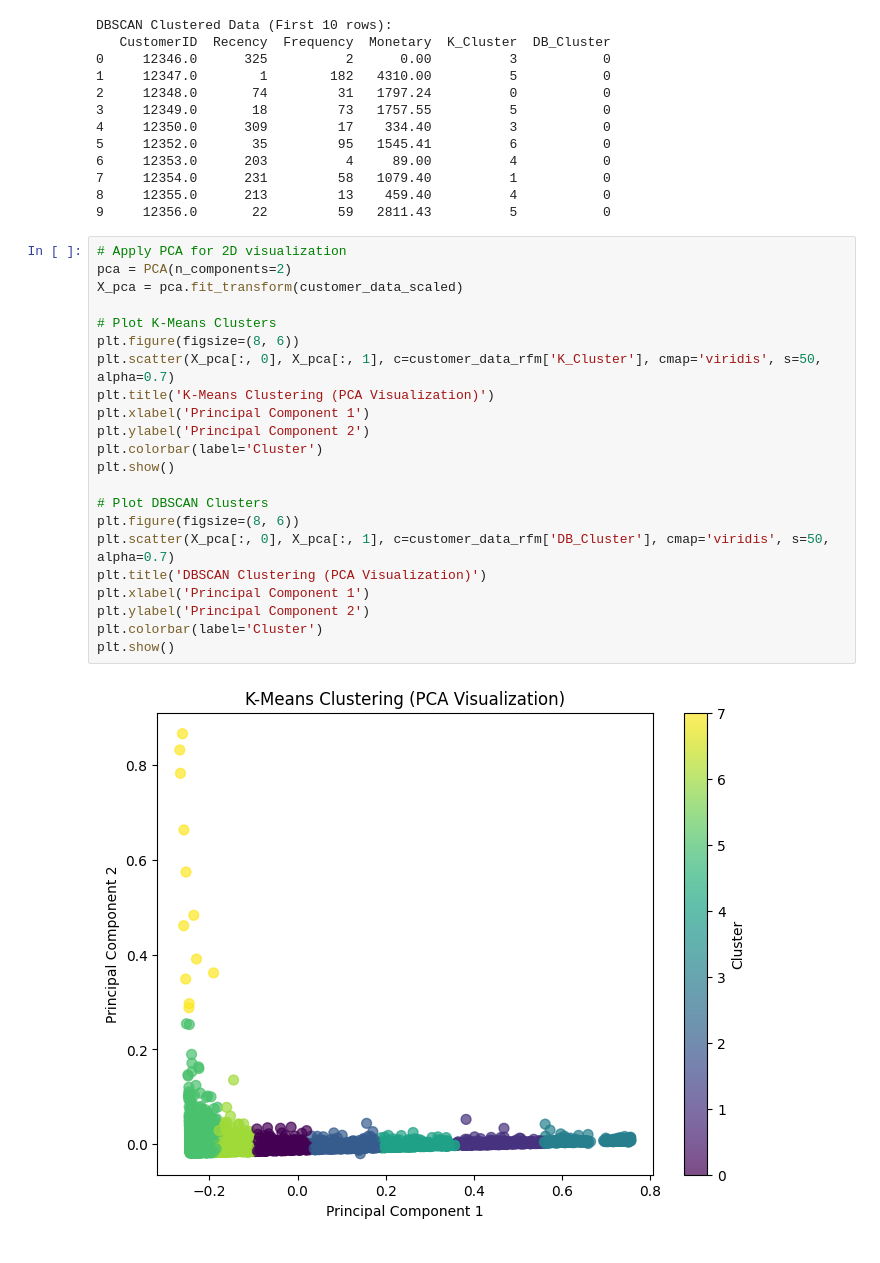
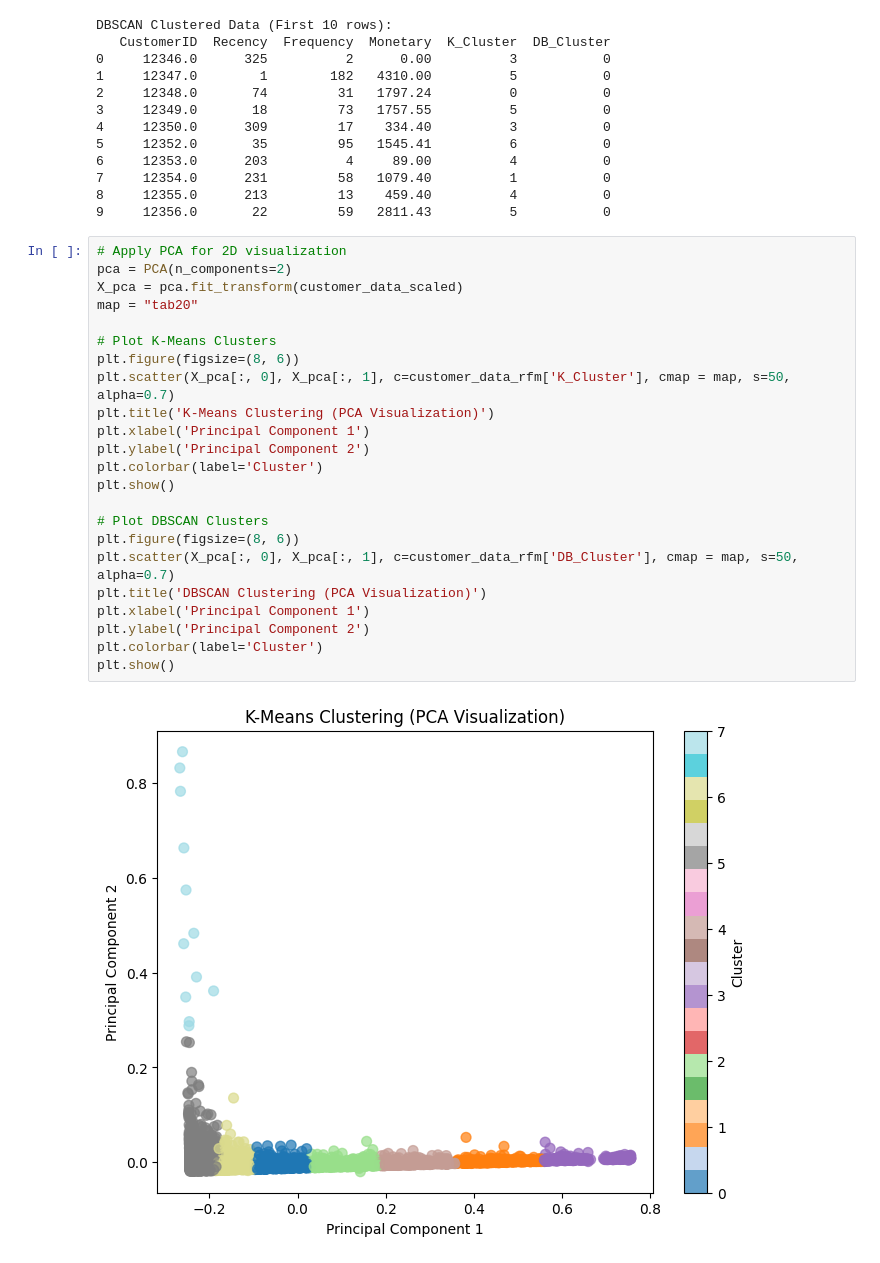
Before and after one commit to joshvads/Customer-Segmentation-for-Retail, a Jupyter notebook: customer-segmentation-for-retail_01.ipynb, the cells around one changed output. Saved outputs shown, nothing was run; the diff lists cells and outputs as text.

```diff
--- a/customer-segmentation-for-retail_01.ipynb
+++ b/customer-segmentation-for-retail_01.ipynb
@@ -222,24 +221,25 @@ DBSCAN Clustered Data (First 10 rows):
 # %%
 # Apply PCA for 2D visualization
 pca = PCA(n_components=2)
 X_pca = pca.fit_transform(customer_data_scaled)
+map = "tab20"
 
 # Plot K-Means Clusters
 plt.figure(figsize=(8, 6))
-plt.scatter(X_pca[:, 0], X_pca[:, 1], c=customer_data_rfm['K_Cluster'], cmap='viridis', s=50, alpha=0.7)
+plt.scatter(X_pca[:, 0], X_pca[:, 1], c=customer_data_rfm['K_Cluster'], cmap = map, s=50, alpha=0.7)
 plt.title('K-Means Clustering (PCA Visualization)')
 plt.xlabel('Principal Component 1')
 plt.ylabel('Principal Component 2')
 plt.colorbar(label='Cluster')
 plt.show()
 
 # Plot DBSCAN Clusters
 plt.figure(figsize=(8, 6))
-plt.scatter(X_pca[:, 0], X_pca[:, 1], c=customer_data_rfm['DB_Cluster'], cmap='viridis', s=50, alpha=0.7)
+plt.scatter(X_pca[:, 0], X_pca[:, 1], c=customer_data_rfm['DB_Cluster'], cmap = map, s=50, alpha=0.7)
 plt.title('DBSCAN Clustering (PCA Visualization)')
 plt.xlabel('Principal Component 1')
 plt.ylabel('Principal Component 2')
 plt.colorbar(label='Cluster')
 plt.show()
 # %% [output]
-[figure, old version]
+[figure, new version]
```
Also changed, not shown: parts of 5 cells of this notebook.
